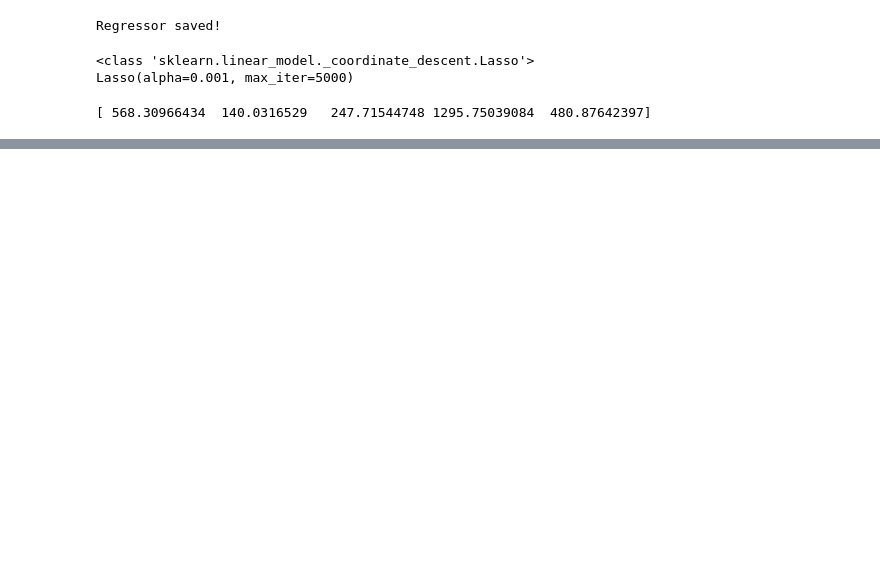
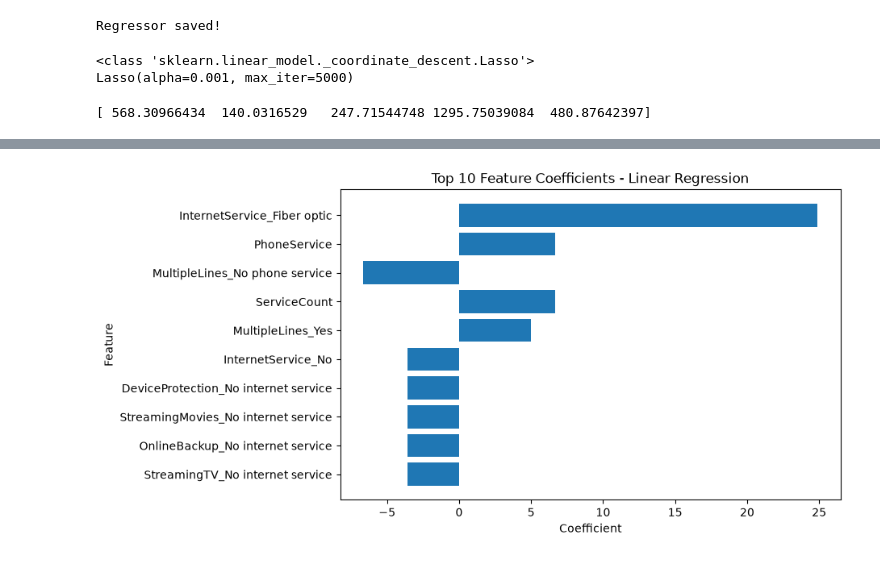
Before and after one commit to balajireddyu1710/teleconnect-ml-assignment, a Jupyter notebook: notebooks/04_regression.ipynb, the cells around one changed output, grey strips where cells are left out. Cells and saved outputs as stored; diff of their text form; code cells hidden in the pictures; blank space fills up the shorter version.

```diff
--- a/notebooks/04_regression.ipynb
+++ b/notebooks/04_regression.ipynb
@@ -395,3 +395,10 @@ preds = regressor.predict(X_test.head())
 print(preds)
 # %% [output]
 [ 568.30966434  140.0316529   247.71544748 1295.75039084  480.87642397]
+# %%
+coef_df = pd.DataFrame({
+    'Feature': X_train.columns,
+    'Coefficient': best_lr.coef_
+})
+
+coef_df
@@ -397,0 +473,9 @@ print(preds)
+# %%
+coef_df['AbsCoef'] = coef_df['Coefficient'].abs()
+
+coef_df = coef_df.sort_values(
+    by='AbsCoef',
+    ascending=False
+)
+
+coef_df.head(10)
@@ -397,0 +494,14 @@ print(preds)
+# %%
+import matplotlib.pyplot as plt
+
+top10 = coef_df.head(10)
+
+plt.figure(figsize=(8,5))
+plt.barh(top10['Feature'], top10['Coefficient'])
+plt.xlabel("Coefficient")
+plt.ylabel("Feature")
+plt.title("Top 10 Feature Coefficients - Linear Regression")
+plt.gca().invert_yaxis()
+plt.show()
+# %% [output]
+[figure, added]
```
Also changed, not shown: parts of 8 cells of this notebook, 42 other files.
